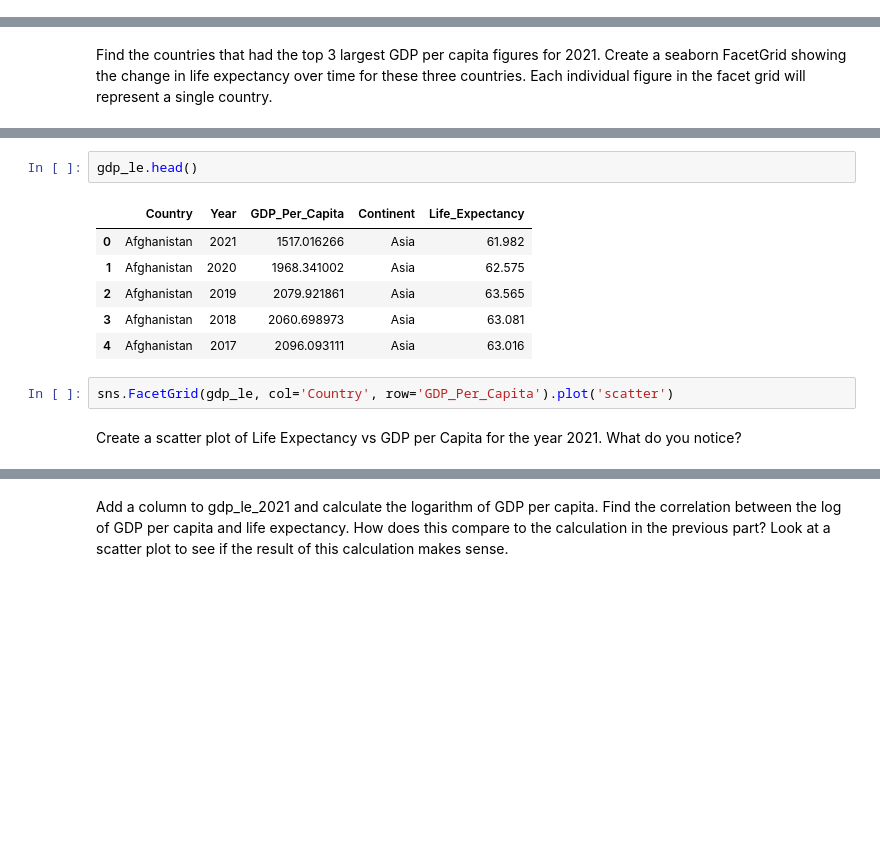
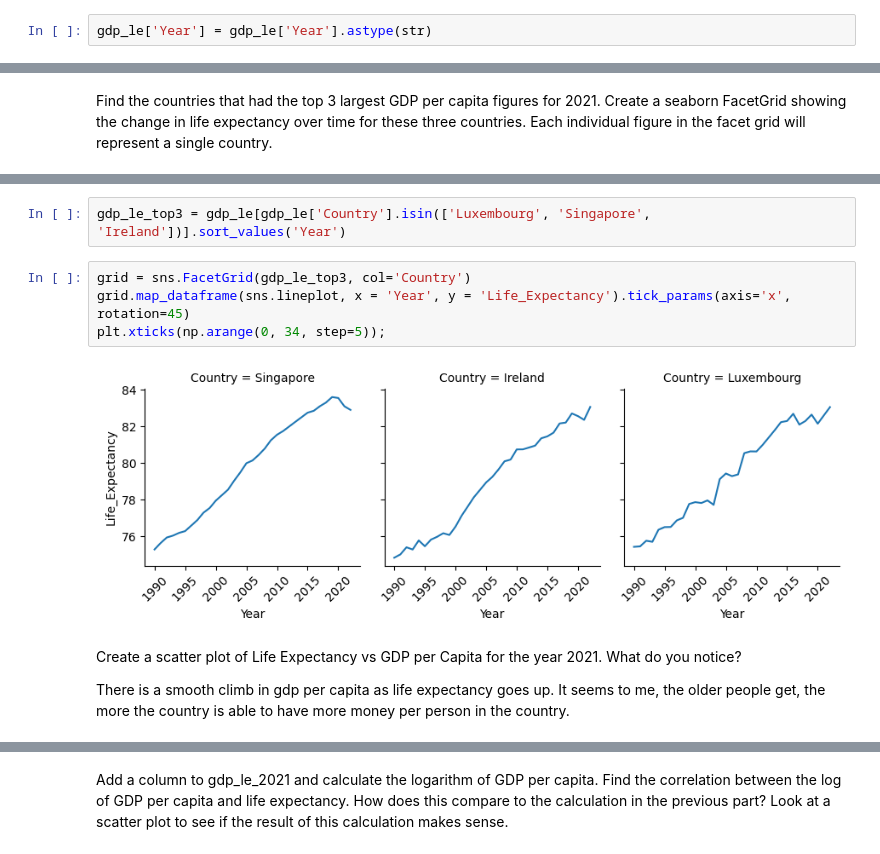
Before and after one commit to nss-data-science-cohort-8/un-exploration-Mythical-clj, a Jupyter notebook: notebooks/UN_Data_Exploration.ipynb, the cells around one changed output, grey strips where cells are left out. Drawn from its saved outputs; the diff is of its cells as text; blank space fills up the shorter version.

```diff
--- a/notebooks/UN_Data_Exploration.ipynb
+++ b/notebooks/UN_Data_Exploration.ipynb
@@ -299,6 +290,8 @@ life_expectancy['Year'] = pd.to_datetime(life_expectancy['Year'], format = '%Y',
 Merge gdp_df and life_expectancy, keeping all countries and years that appear in both DataFrames. Save the result to a new DataFrame named gdp_le. If you get any errors in doing this, read them carefully and correct them. Look at the first five rows of your new data frame to confirm it merged correctly. Also, check the last five rows to make sure the data is clean and as expected.
 # %%
 gdp_le = pd.merge(gdp_df, life_expectancy, on=['Country', 'Year'])
+# %%
+gdp_le['Year'] = gdp_le['Year'].astype(str)
 # %% [markdown]
 Create a new DataFrame, named gdp_le_2021 by extracting data for the year 2021 from gdp_le. How many countries have a life expectancy of at least 80 in 2021?
 
@@ -318,16 +311,15 @@ gdp_le_2021.nlargest(3, 'GDP_Per_Capita')
 | 2871 | Luxembourg | 2021 | 115683.493708 | Europe | 82.597561 |
 | 4423 | Singapore | 2021 | 107741.118436 | Asia | 83.092683 |
 | 2299 | Ireland | 2021 | 102785.490239 | Europe | 82.353659 |
-# %%
-gdp_le.head()
-# %% [output]
-|  | Country | Year | GDP_Per_Capita | Continent | Life_Expectancy |
-| 0 | Afghanistan | 2021 | 1517.016266 | Asia | 61.982 |
-| 1 | Afghanistan | 2020 | 1968.341002 | Asia | 62.575 |
-| 2 | Afghanistan | 2019 | 2079.921861 | Asia | 63.565 |
-| 3 | Afghanistan | 2018 | 2060.698973 | Asia | 63.081 |
-| 4 | Afghanistan | 2017 | 2096.093111 | Asia | 63.016 |
-# %%
-sns.FacetGrid(gdp_le, col='Country', row='GDP_Per_Capita').plot('scatter')
+# %%
+gdp_le_top3 = gdp_le[gdp_le['Country'].isin(['Luxembourg', 'Singapore', 'Ireland'])].sort_values('Year')
+# %%
+grid = sns.FacetGrid(gdp_le_top3, col='Country')
+grid.map_dataframe(sns.lineplot, x = 'Year', y = 'Life_Expectancy').tick_params(axis='x', rotation=45)
+plt.xticks(np.arange(0, 34, step=5));
+# %% [output]
+[figure, added]
 # %% [markdown]
 Create a scatter plot of Life Expectancy vs GDP per Capita for the year 2021. What do you notice?
+
+There is a smooth climb in gdp per capita as life expectancy goes up. It seems to me, the older people get, the more the country is able to have more money per person in the country.
```
Also changed, not shown: parts of 8 cells of this notebook.
